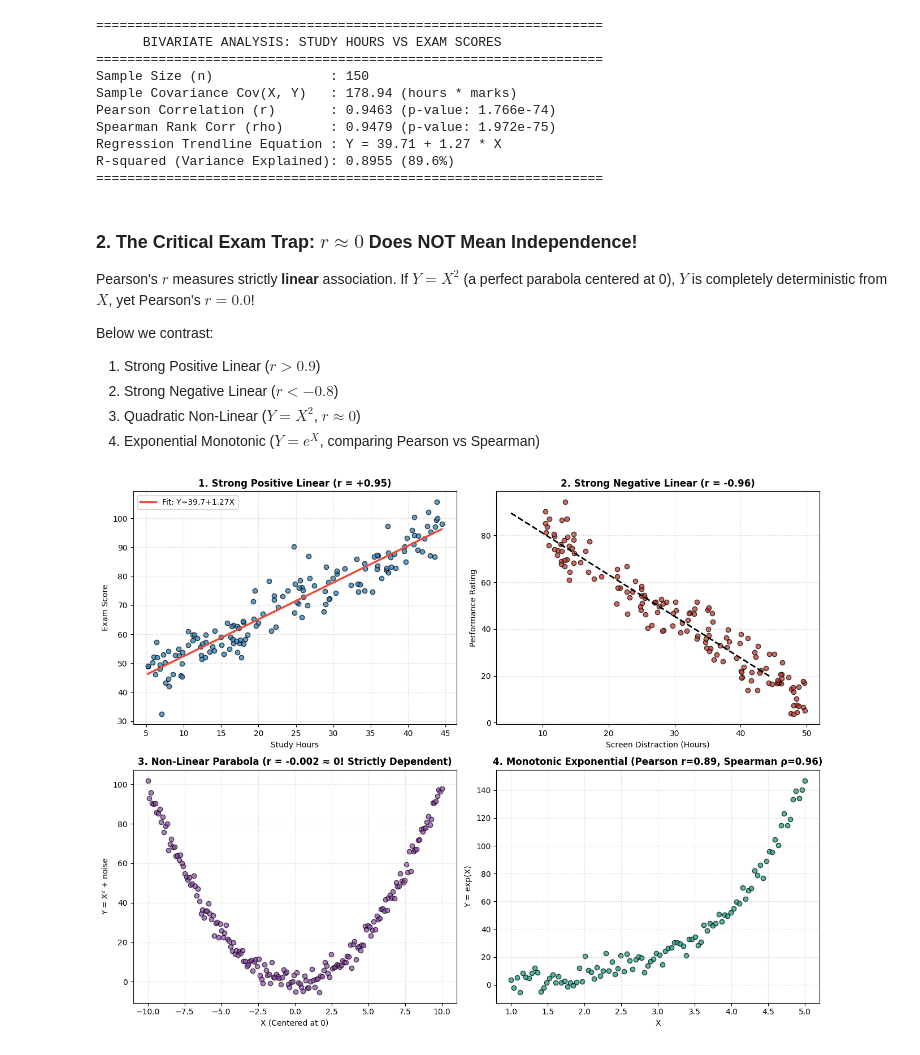
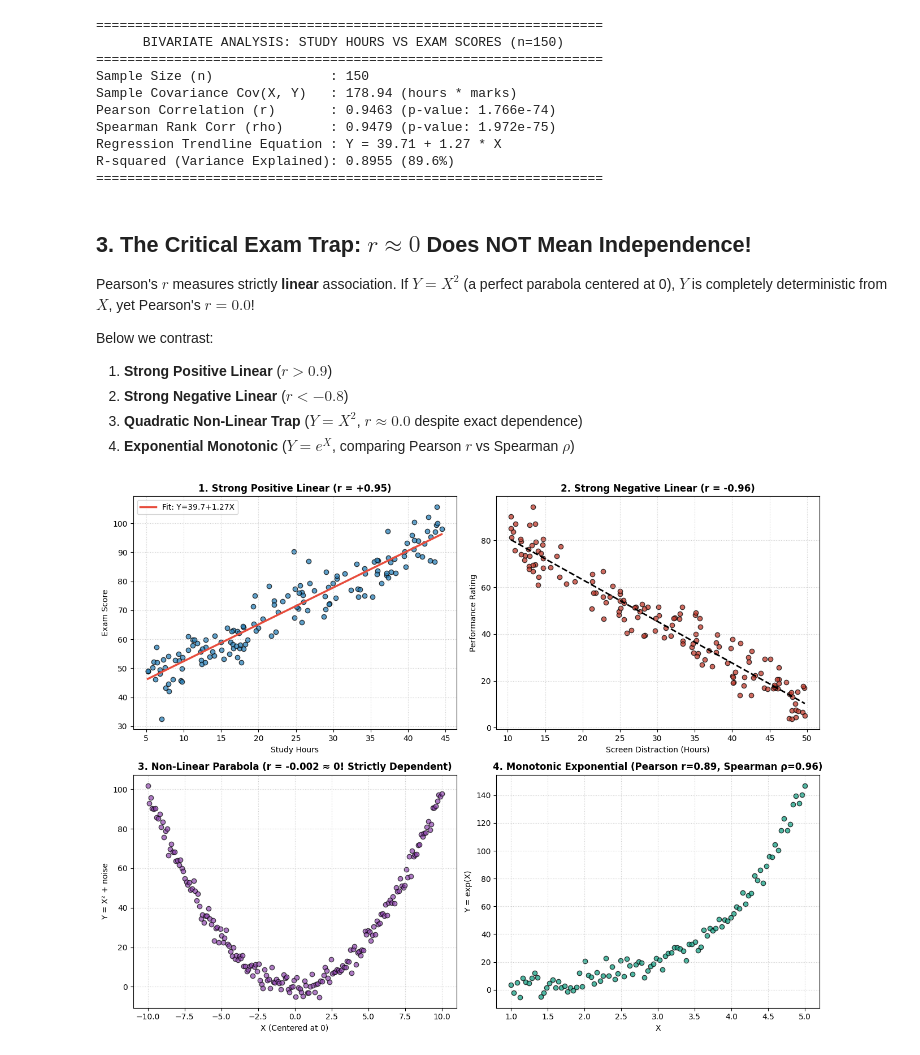
Before and after one commit to Abiads/CDAC-Data-Analytics, a Jupyter notebook: Day8/03_bivariate_relationship/03_bivariate_relationship.ipynb, the cells around one changed output. Saved outputs shown, nothing was run; the diff lists cells and outputs as text; code cells hidden in the pictures.

```diff
--- a/Day8/03_bivariate_relationship/03_bivariate_relationship.ipynb
+++ b/Day8/03_bivariate_relationship/03_bivariate_relationship.ipynb
@@ -12,17 +278,13 @@
 # %%
-import numpy as np
-import matplotlib.pyplot as plt
-import scipy.stats as stats
-
 np.random.seed(42)
 
 # ==============================================================================
-# 1. GENERATE BIVARIATE LINEAR RELATIONSHIP (Study Hours vs Exam Score)
+# 2. GENERATE BIVARIATE LINEAR RELATIONSHIP (Study Hours vs Exam Score)
 # ==============================================================================
-n = 150
-study_hours = np.random.uniform(5, 45, n)
+n_sim = 150
+study_hours = np.random.uniform(5, 45, n_sim)
 # True relationship: Exam Score = 40 + 1.25 * Hours + Gaussian Noise
-noise = np.random.normal(0, 5, n)
+noise = np.random.normal(0, 5, n_sim)
 exam_scores = 40.0 + 1.25 * study_hours + noise
 
 # Compute Covariance (Sample, ddof=1)
@@ -36,22 +298,22 @@ r_pearson, p_pearson = stats.pearsonr(study_hours, exam_scores)
 rho_spearman, p_spearman = stats.spearmanr(study_hours, exam_scores)
 
 # OLS Linear Regression line parameters
-beta_1 = cov_xy / np.var(study_hours, ddof=1)
-beta_0 = np.mean(exam_scores) - beta_1 * np.mean(study_hours)
+beta_1_sim = cov_xy / np.var(study_hours, ddof=1)
+beta_0_sim = np.mean(exam_scores) - beta_1_sim * np.mean(study_hours)
 
 print("=" * 65)
-print("      BIVARIATE ANALYSIS: STUDY HOURS VS EXAM SCORES         ")
+print("      BIVARIATE ANALYSIS: STUDY HOURS VS EXAM SCORES (n=150)    ")
 print("=" * 65)
-print(f"Sample Size (n)               : {n}")
+print(f"Sample Size (n)               : {n_sim}")
 print(f"Sample Covariance Cov(X, Y)   : {cov_xy:.2f} (hours * marks)")
 print(f"Pearson Correlation (r)       : {r_pearson:.4f} (p-value: {p_pearson:.3e})")
 print(f"Spearman Rank Corr (rho)      : {rho_spearman:.4f} (p-value: {p_spearman:.3e})")
-print(f"Regression Trendline Equation : Y = {beta_0:.2f} + {beta_1:.2f} * X")
+print(f"Regression Trendline Equation : Y = {beta_0_sim:.2f} + {beta_1_sim:.2f} * X")
 print(f"R-squared (Variance Explained): {r_pearson**2:.4f} ({r_pearson**2 * 100:.1f}%)")
 print("=" * 65)
 # %% [output]
 =================================================================
-      BIVARIATE ANALYSIS: STUDY HOURS VS EXAM SCORES
+      BIVARIATE ANALYSIS: STUDY HOURS VS EXAM SCORES (n=150)
 =================================================================
 Sample Size (n)               : 150
 Sample Covariance Cov(X, Y)   : 178.94 (hours * marks)
@@ -61,21 +323,23 @@ Regression Trendline Equation : Y = 39.71 + 1.27 * X
 R-squared (Variance Explained): 0.8955 (89.6%)
 =================================================================
 # %% [markdown]
-### 2. The Critical Exam Trap: $r \approx 0$ Does NOT Mean Independence!
+## 3. The Critical Exam Trap: $r \approx 0$ Does NOT Mean Independence!
+
 Pearson's $r$ measures strictly **linear** association. If $Y = X^2$ (a perfect parabola centered at 0), $Y$ is completely deterministic from $X$, yet Pearson's $r = 0.0$!
 
 Below we contrast:
-1. Strong Positive Linear ($r > 0.9$)
-2. Strong Negative Linear ($r < -0.8$)
-3. Quadratic Non-Linear ($Y = X^2$, $r \approx 0$)
-4. Exponential Monotonic ($Y = e^X$, comparing Pearson vs Spearman)
+1. **Strong Positive Linear** ($r > 0.9$)
+2. **Strong Negative Linear** ($r < -0.8$)
+3. **Quadratic Non-Linear Trap** ($Y = X^2$, $r \approx 0.0$ despite exact dependence)
+4. **Exponential Monotonic** ($Y = e^X$, comparing Pearson $r$ vs Spearman $\rho$)
 # %%
 fig, axes = plt.subplots(2, 2, figsize=(13, 10))
 
 # --- 1. Positive Linear ---
 axes[0, 0].scatter(study_hours, exam_scores, color='#2980b9', alpha=0.75, edgecolor='black')
-x_vals = np.linspace(study_hours.min(), study_hours.max(), 100)
-axes[0, 0].plot(x_vals, beta_0 + beta_1 * x_vals, color='#e74c3c', linewidth=2.5, label=f'Fit: Y={beta_0:.1f}+{beta_1:.2f}X')
+x_line = np.linspace(study_hours.min(), study_hours.max(), 100)
+axes[0, 0].plot(x_line, beta_0_sim + beta_1_sim * x_line, color='#e74c3c', linewidth=2.5,
+                label=f'Fit: Y={beta_0_sim:.1f}+{beta_1_sim:.2f}X')
 axes[0, 0].set_title(f'1. Strong Positive Linear (r = +{r_pearson:.2f})', fontweight='bold')
 axes[0, 0].set_xlabel('Study Hours')
 axes[0, 0].set_ylabel('Exam Score')
@@ -83,39 +347,40 @@ axes[0, 0].legend()
 axes[0, 0].grid(True, linestyle=':', alpha=0.6)
 
 # --- 2. Negative Linear ---
-x_neg = np.random.uniform(10, 50, n)
-y_neg = 100 - 1.8 * x_neg + np.random.normal(0, 6, n)
+x_neg = np.random.uniform(10, 50, n_sim)
+y_neg = 100 - 1.8 * x_neg + np.random.normal(0, 6, n_sim)
 r_neg, _ = stats.pearsonr(x_neg, y_neg)
 axes[0, 1].scatter(x_neg, y_neg, color='#c0392b', alpha=0.75, edgecolor='black')
 m_neg, b_neg = np.polyfit(x_neg, y_neg, 1)
-axes[0, 1].plot(x_vals, b_neg + m_neg * x_vals, color='black', linestyle='--', linewidth=2)
+x_neg_line = np.linspace(x_neg.min(), x_neg.max(), 100)
+axes[0, 1].plot(x_neg_line, b_neg + m_neg * x_neg_line, color='black', linestyle='--', linewidth=2)
 axes[0, 1].set_title(f'2. Strong Negative Linear (r = {r_neg:.2f})', fontweight='bold')
 axes[0, 1].set_xlabel('Screen Distraction (Hours)')
 axes[0, 1].set_ylabel('Performance Rating')
 axes[0, 1].grid(True, linestyle=':', alpha=0.6)
 
 # --- 3. Non-Linear Trap: Y = X^2 ---
 x_quad = np.linspace(-10, 10, 200)
 y_quad = x_quad**2 + np.random.normal(0, 3, 200)
 r_quad, _ = stats.pearsonr(x_quad, y_quad)
 axes[1, 0].scatter(x_quad, y_quad, color='#8e44ad', alpha=0.7, edgecolor='black')
 axes[1, 0].set_title(f'3. Non-Linear Parabola (r = {r_quad:+.3f} ≈ 0! Strictly Dependent)', fontweight='bold')
 axes[1, 0].set_xlabel('X (Centered at 0)')
 axes[1, 0].set_ylabel('Y = X² + noise')
 axes[1, 0].grid(True, linestyle=':', alpha=0.6)
 
 # --- 4. Monotonic Exponential: Pearson vs Spearman ---
 x_exp = np.linspace(1, 5, 100)
 y_exp = np.exp(x_exp) + np.random.normal(0, 5, 100)
 r_p_exp, _ = stats.pearsonr(x_exp, y_exp)
 r_s_exp, _ = stats.spearmanr(x_exp, y_exp)
 axes[1, 1].scatter(x_exp, y_exp, color='#16a085', alpha=0.75, edgecolor='black')
 axes[1, 1].set_title(f'4. Monotonic Exponential (Pearson r={r_p_exp:.2f}, Spearman ρ={r_s_exp:.2f})', fontweight='bold')
 axes[1, 1].set_xlabel('X')
 axes[1, 1].set_ylabel('Y = exp(X)')
 axes[1, 1].grid(True, linestyle=':', alpha=0.6)
 
 plt.tight_layout()
 plt.show()
 # %% [output]
-[figure, old version]
+[figure, new version]
```
Also changed, not shown: parts of 6 cells of this notebook, 1 other file.
